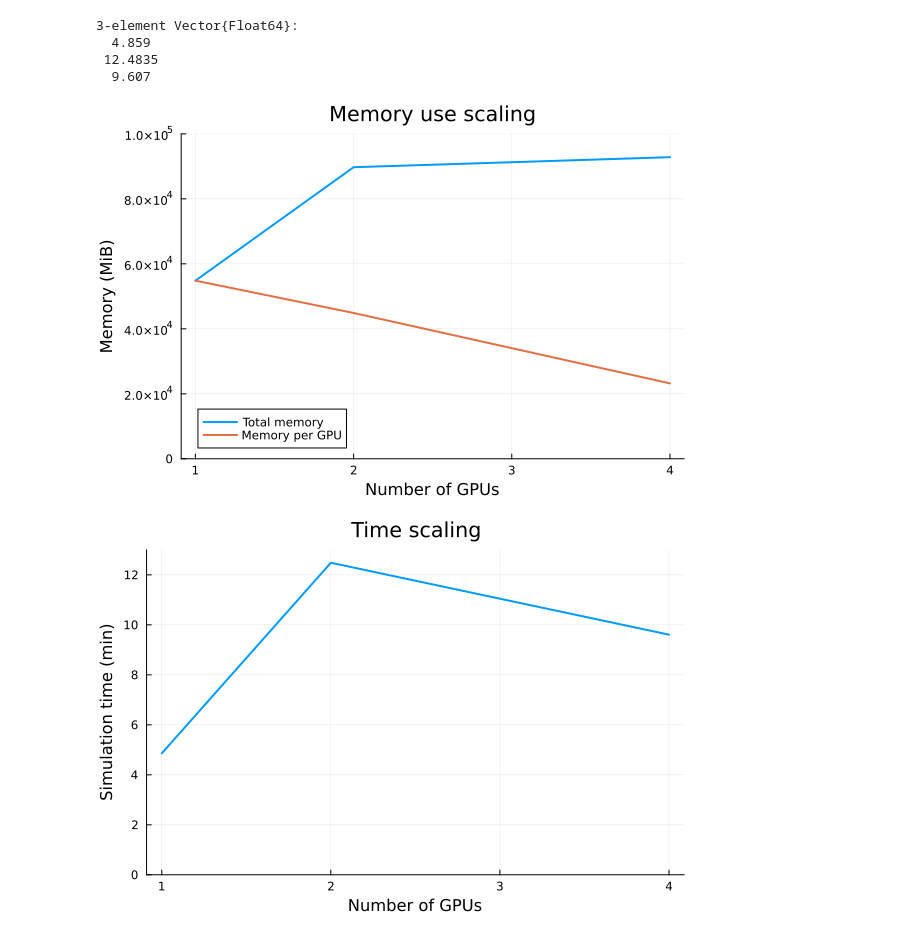
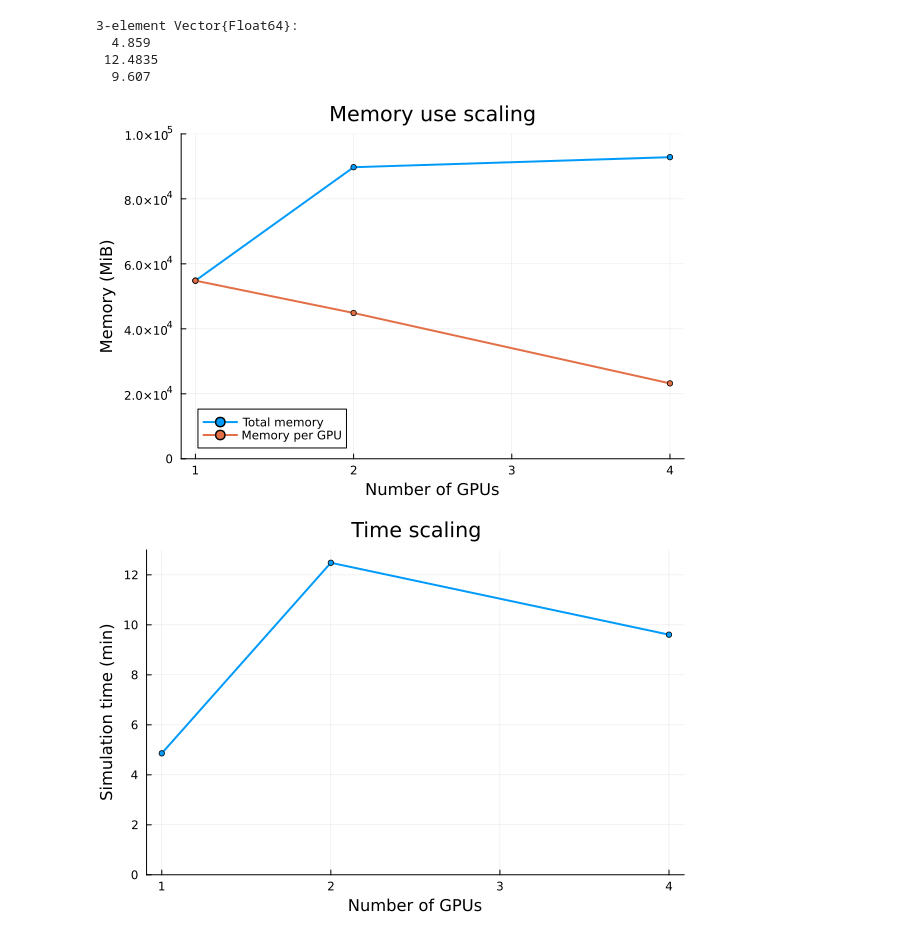
Before and after one commit to pcarlip/multigpu-ocean, a Jupyter notebook: ngpu-scaling/comp.ipynb, the cells around one changed output. Saved outputs shown, nothing was run; the diff lists cells and outputs as text; code cells hidden in the pictures.

Commit message:
add markers

```diff
--- a/ngpu-scaling/comp.ipynb
+++ b/ngpu-scaling/comp.ipynb
@@ -13,20 +13,27 @@ times = [4.859, 12.4835, 9.607]
  12.4835
   9.607
 # %%
-plot(n, mem_tot, linewidth = 2, label = "Total memory")
-plot!(n, mem_per, linewidth = 2, label = "Memory per GPU")
+plot(n, mem_tot, linewidth = 2, label = "Total memory", shape = :circle, markersize = 3)
+plot!(
+    n,
+    mem_per,
+    linewidth = 2,
+    label = "Memory per GPU",
+    shape = :circle,
+    markersize = 3,
+)
 plot!(legend = :bottomleft)
 xlabel!("Number of GPUs")
 ylabel!("Memory (MiB)")
 ylims!(0, 10^5)
 title!("Memory use scaling")
 # %% [output]
-[figure, old version]
+[figure, new version]
 # %%
-plot(n, times, linewidth = 2, legend = false)
+plot(n, times, linewidth = 2, legend = false, shape = :circle, markersize = 3)
 xlabel!("Number of GPUs")
 ylabel!("Simulation time (min)")
 ylims!(0, 13)
 title!("Time scaling")
 # %% [output]
-[figure, old version]
+[figure, new version]
```
Also changed, not shown: 1 other file.
